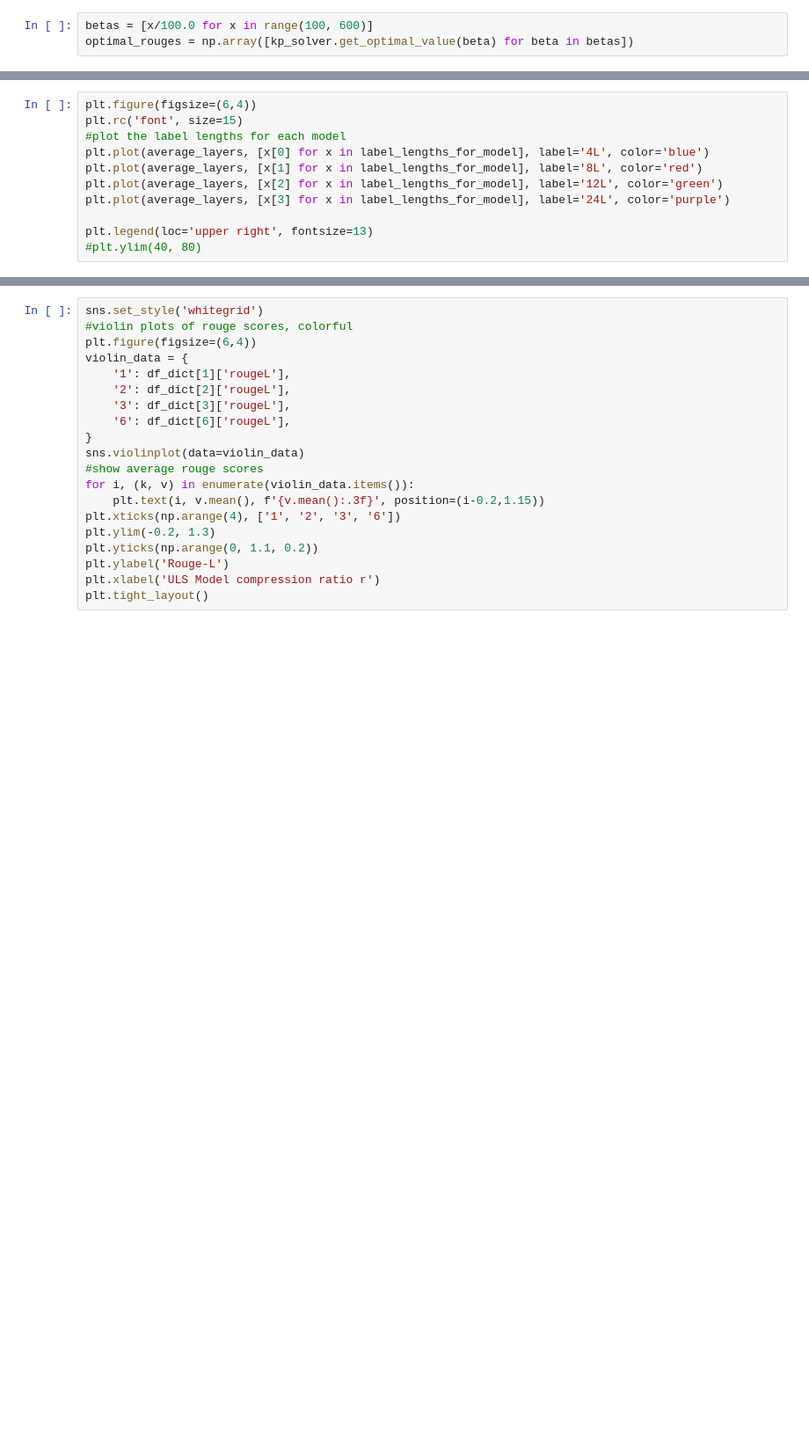
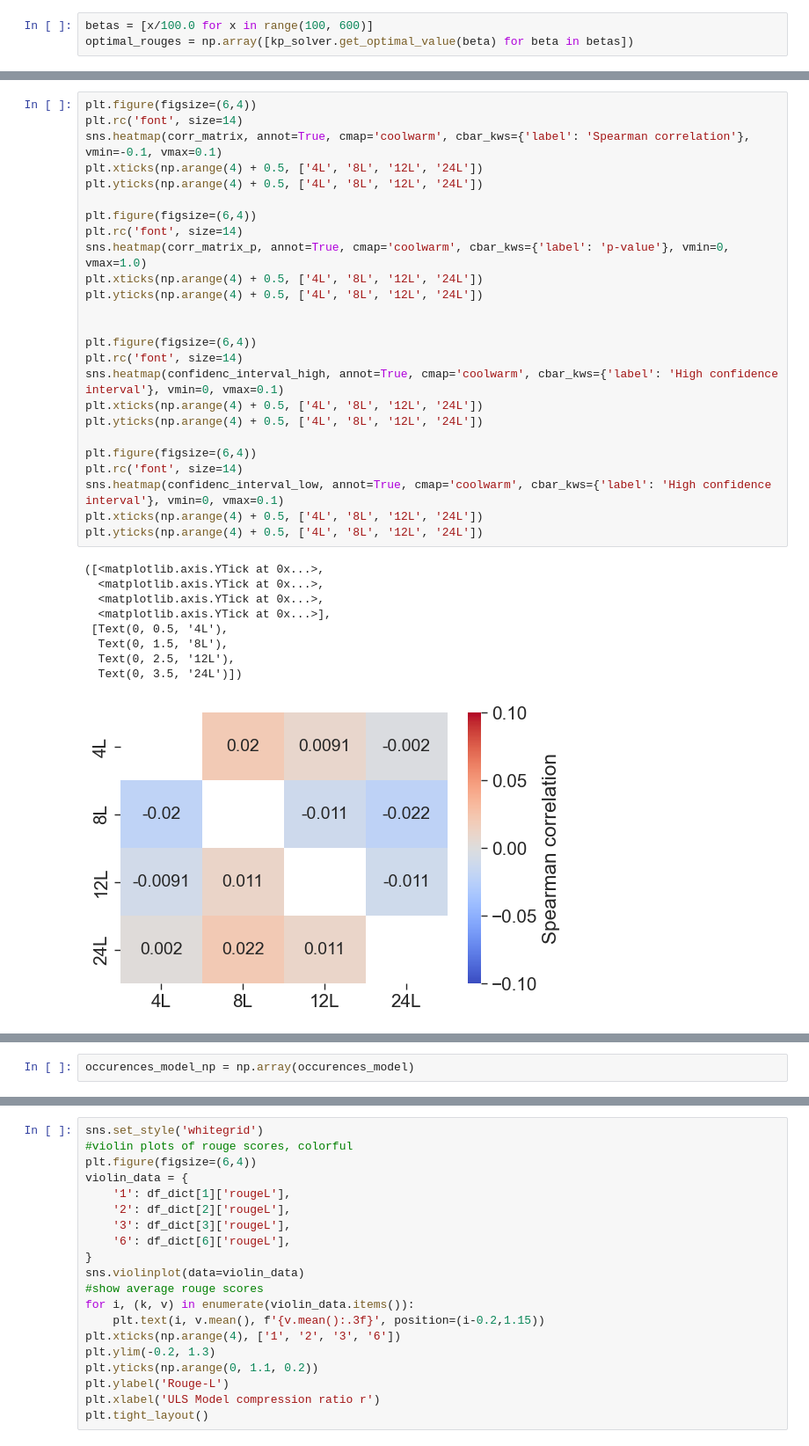
Before and after one commit to networkslab/enlsp_neurips24, a Jupyter notebook: src/analysis/EXP3.ipynb, the cells around one changed output, grey strips where cells are left out. Shown: that part at 88% size. Drawn from its saved outputs; the diff is of its cells as text; blank space fills up the shorter version.

```diff
--- a/src/analysis/EXP3.ipynb
+++ b/src/analysis/EXP3.ipynb
@@ -215,11 +250,0 @@ plt.legend(loc='lower right', fontsize=13)
-# %%
-plt.figure(figsize=(6,4))
-plt.rc('font', size=15)
-#plot the label lengths for each model
-plt.plot(average_layers, [x[0] for x in label_lengths_for_model], label='4L', color='blue')
-plt.plot(average_layers, [x[1] for x in label_lengths_for_model], label='8L', color='red')
-plt.plot(average_layers, [x[2] for x in label_lengths_for_model], label='12L', color='green')
-plt.plot(average_layers, [x[3] for x in label_lengths_for_model], label='24L', color='purple')
-
-plt.legend(loc='upper right', fontsize=13)
-#plt.ylim(40, 80)
@@ -236,0 +304,35 @@ print(layer5_6)
+# %%
+plt.figure(figsize=(6,4))
+plt.rc('font', size=14)
+sns.heatmap(corr_matrix, annot=True, cmap='coolwarm', cbar_kws={'label': 'Spearman correlation'}, vmin=-0.1, vmax=0.1)
+plt.xticks(np.arange(4) + 0.5, ['4L', '8L', '12L', '24L'])
+plt.yticks(np.arange(4) + 0.5, ['4L', '8L', '12L', '24L'])
+
+plt.figure(figsize=(6,4))
+plt.rc('font', size=14)
+sns.heatmap(corr_matrix_p, annot=True, cmap='coolwarm', cbar_kws={'label': 'p-value'}, vmin=0, vmax=1.0)
+plt.xticks(np.arange(4) + 0.5, ['4L', '8L', '12L', '24L'])
+plt.yticks(np.arange(4) + 0.5, ['4L', '8L', '12L', '24L'])
+
+
+plt.figure(figsize=(6,4))
+plt.rc('font', size=14)
+sns.heatmap(confidenc_interval_high, annot=True, cmap='coolwarm', cbar_kws={'label': 'High confidence interval'}, vmin=0, vmax=0.1)
+plt.xticks(np.arange(4) + 0.5, ['4L', '8L', '12L', '24L'])
+plt.yticks(np.arange(4) + 0.5, ['4L', '8L', '12L', '24L'])
+
+plt.figure(figsize=(6,4))
+plt.rc('font', size=14)
+sns.heatmap(confidenc_interval_low, annot=True, cmap='coolwarm', cbar_kws={'label': 'High confidence interval'}, vmin=0, vmax=0.1)
+plt.xticks(np.arange(4) + 0.5, ['4L', '8L', '12L', '24L'])
+plt.yticks(np.arange(4) + 0.5, ['4L', '8L', '12L', '24L'])
+# %% [output]
+([<matplotlib.axis.YTick at 0x...>,
+  <matplotlib.axis.YTick at 0x...>,
+  <matplotlib.axis.YTick at 0x...>,
+  <matplotlib.axis.YTick at 0x...>],
+ [Text(0, 0.5, '4L'),
+  Text(0, 1.5, '8L'),
+  Text(0, 2.5, '12L'),
+  Text(0, 3.5, '24L')])
+[figure, added]
@@ -237 +342,3 @@ print(layer5_6)
+# %%
+occurences_model_np = np.array(occurences_model)
 # %%
```
Also changed, not shown: parts of 20 cells of this notebook, 2 other files.
